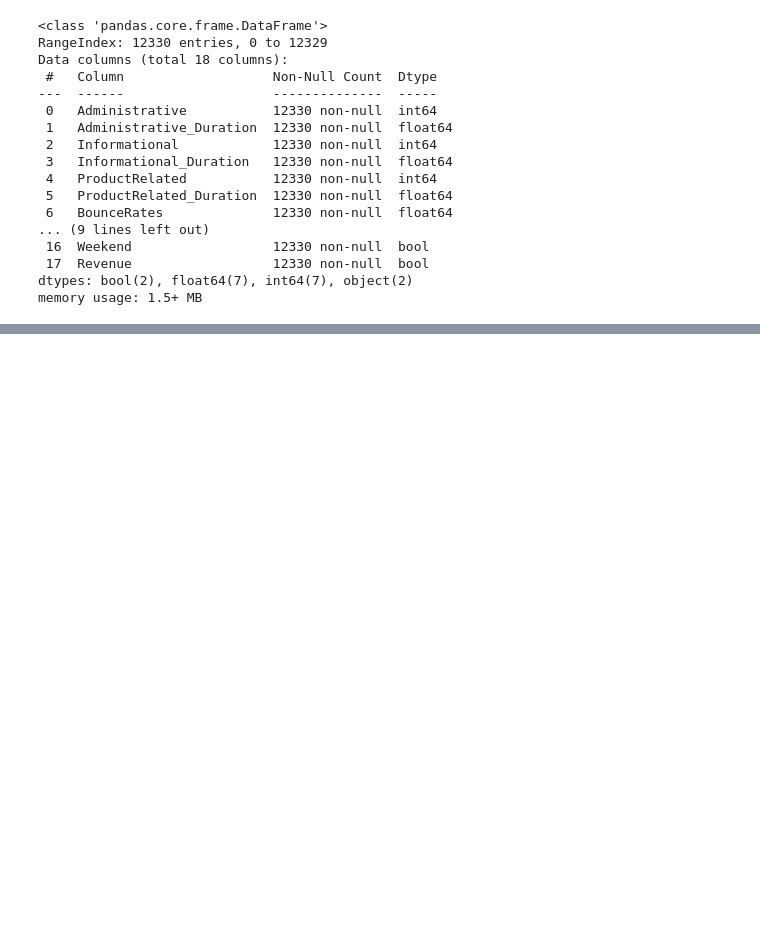
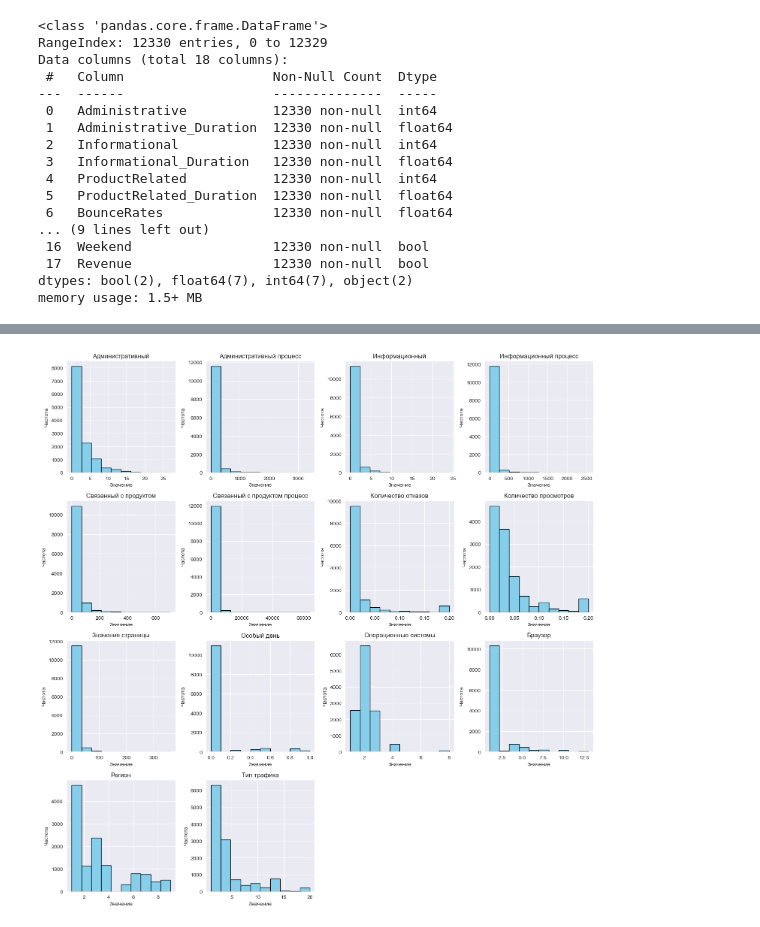
Before and after one commit to mr-Dmitri/BELHARD_DataScience_BaseLevel_DZ-4, a Jupyter notebook: DZ-4.ipynb, the cells around one changed output, grey strips where cells are left out. Cells and saved outputs as stored; diff of their text form; code cells hidden in the pictures; blank space fills up the shorter version.

```diff
--- a/DZ-4.ipynb
+++ b/DZ-4.ipynb
@@ -143,0 +147,38 @@ dtype: int64
+# %%
+# Создание гистограмм для каждой числовой переменной
+df.hist(figsize=(15, 15), color='skyblue', edgecolor='black')
+
+# Словарь для названий
+titles = {
+    'Administrative'          : 'Административный',
+    'Administrative_Duration' : 'Административный процесс',
+    'Informational'           : 'Информационный',
+    'Informational_Duration'  : 'Информационный процесс',
+    'ProductRelated'          : 'Связанный с продуктом',
+    'ProductRelated_Duration' : 'Связанный с продуктом процесс',
+    'BounceRates'             : 'Количество отказов',
+    'ExitRates'               : 'Количество просмотров',
+    'PageValues'              : 'Значения страницы',
+    'SpecialDay'              : 'Особый день',
+    'Month'                   : 'Месяц',
+    'OperatingSystems'        : 'Операционные системы',
+    'Browser'                 : 'Браузер',
+    'Region'                  : 'Регион',
+    'TrafficType'             : 'Тип трафика',
+    'VisitorType'             : 'Тип посетителя',
+    'Weekend'                : 'Выходные',
+    'Revenue'                 : 'Доход'
+}
+# Добавление названий для каждого графика и осей
+for ax in plt.gcf().get_axes():
+    ax.set_xlabel('Значение')
+    ax.set_ylabel('Частота')
+    old = ax.get_title()
+    new = titles.get(old)
+    if old:
+        ax.set_title(ax.get_title().replace(old, new))
+
+# Регулировка макета для предотвращения наложения подписей
+plt.tight_layout()
+# %% [output]
+[figure, added]
```
Also changed, not shown: parts of 29 cells of this notebook, 1 other file.
